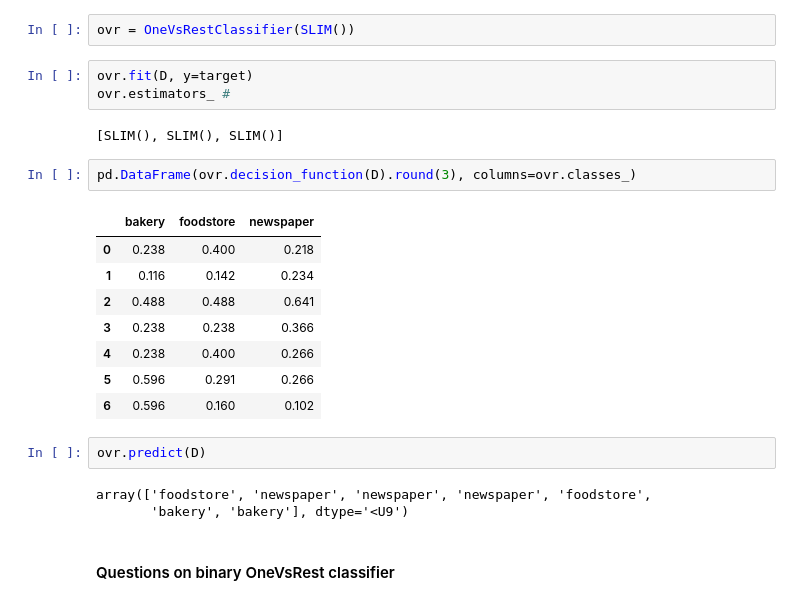
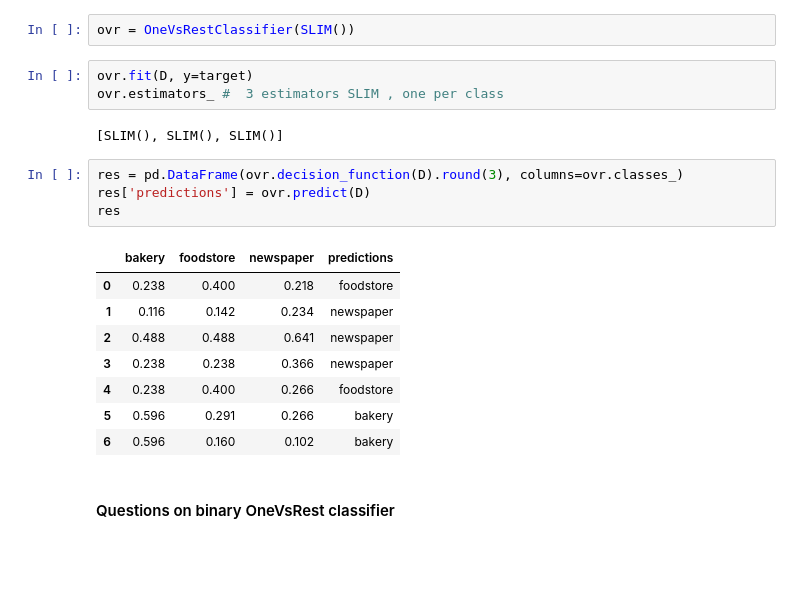
Before and after one commit to scikit-mine/scikit-mine, a Jupyter notebook: docs/tutorials/itemsets/classifier_examples.ipynb, the cells around one changed output. Drawn from its saved outputs; the diff is of its cells as text; blank space fills up the shorter version.

```diff
--- a/docs/tutorials/itemsets/classifier_examples.ipynb
+++ b/docs/tutorials/itemsets/classifier_examples.ipynb
@@ -438,25 +448,22 @@ D
 ovr = OneVsRestClassifier(SLIM())
 # %%
 ovr.fit(D, y=target)
-ovr.estimators_ #
+ovr.estimators_ #  3 estimators SLIM , one per class
 # %% [output]
 [SLIM(), SLIM(), SLIM()]
 # %%
-pd.DataFrame(ovr.decision_function(D).round(3), columns=ovr.classes_)
+res = pd.DataFrame(ovr.decision_function(D).round(3), columns=ovr.classes_)
+res['predictions'] = ovr.predict(D)
+res
 # %% [output]
-|  | bakery | foodstore | newspaper |
-| 0 | 0.238 | 0.400 | 0.218 |
-| 1 | 0.116 | 0.142 | 0.234 |
-| 2 | 0.488 | 0.488 | 0.641 |
-| 3 | 0.238 | 0.238 | 0.366 |
-| 4 | 0.238 | 0.400 | 0.266 |
-| 5 | 0.596 | 0.291 | 0.266 |
-| 6 | 0.596 | 0.160 | 0.102 |
+|  | bakery | foodstore | newspaper | predictions |
+| 0 | 0.238 | 0.400 | 0.218 | foodstore |
+| 1 | 0.116 | 0.142 | 0.234 | newspaper |
+| 2 | 0.488 | 0.488 | 0.641 | newspaper |
+| 3 | 0.238 | 0.238 | 0.366 | newspaper |
+| 4 | 0.238 | 0.400 | 0.266 | foodstore |
+| 5 | 0.596 | 0.291 | 0.266 | bakery |
+| 6 | 0.596 | 0.160 | 0.102 | bakery |
-# %%
-ovr.predict(D)
-# %% [output]
-array(['foodstore', 'newspaper', 'newspaper', 'newspaper', 'foodstore',
-       'bakery', 'bakery'], dtype='<U9')
 # %% [markdown]
 #### Questions on binary OneVsRest classifier
 # %%
```
Also changed, not shown: parts of 19 cells of this notebook, 1 other file.
